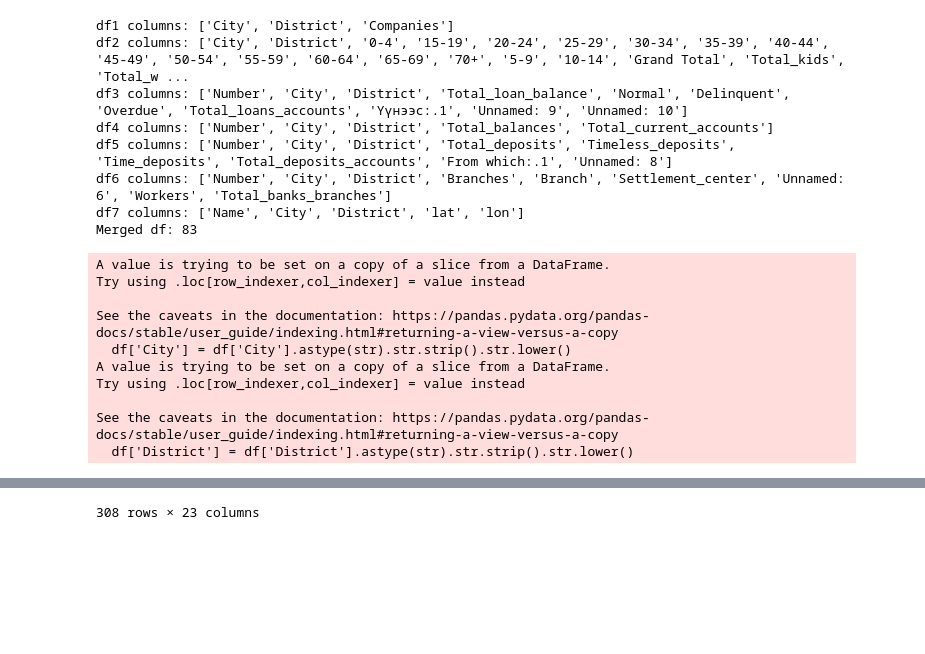
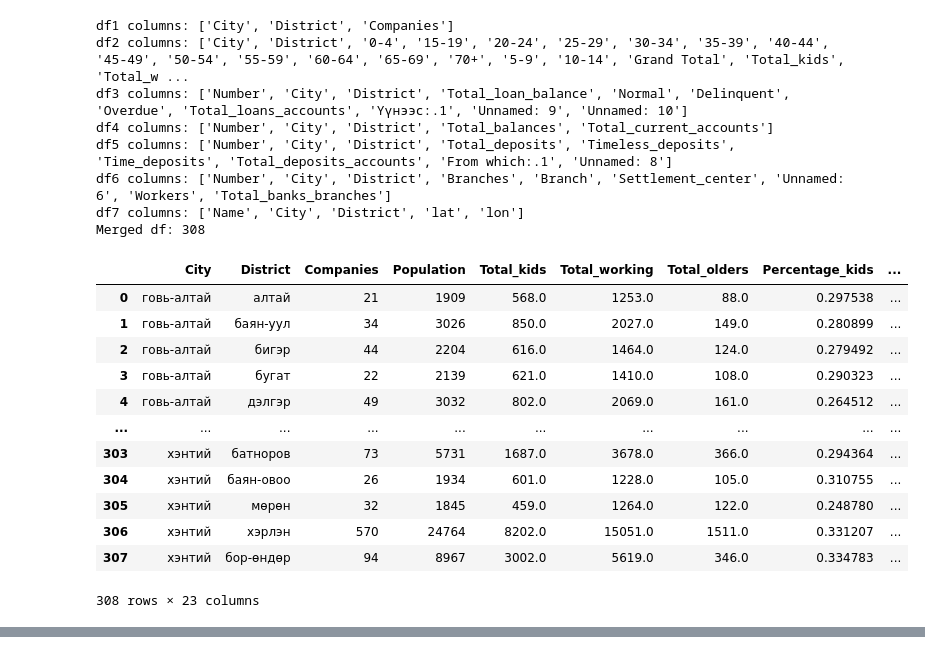
Before and after one commit to UjinBoldbaatar/branch-expansion-ml-golomt-bank-mongolia, a Jupyter notebook: notebooks/data_cleaning_and_merging.ipynb, the cells around one changed output, grey strips where cells are left out. Cells and saved outputs as stored; diff of their text form; code cells hidden in the pictures; blank space fills up the shorter version.

```diff
--- a/notebooks/data_cleaning_and_merging.ipynb
+++ b/notebooks/data_cleaning_and_merging.ipynb
@@ -44,49 +44,53 @@ cols5 = ['City', 'District', 'Total_deposits', 'Total_deposits_accounts', 'Time_
 cols6 = ['City', 'District', 'Total_banks_branches']
 
 
 df1 = df1.dropna(subset=['City'])
 df2 = df2.dropna(subset=['City'])
-df2 = df2[cols2]
-df3 = df3[cols3]
-df5 = df5[cols5]
-df6 = df6[cols6]
+df2 = df2[cols2].copy()
+df2 = df2.rename(columns={'Grand Total': 'Population'})
+df3 = df3[cols3].copy()
+df5 = df5[cols5].copy()
+df6 = df6[cols6].copy()
 
 for df in [df1, df2, df3, df4, df5, df6, df7]:
-    df['City'] = df['City'].astype(str).str.strip().str.lower()
-    df['District'] = df['District'].astype(str).str.strip().str.lower()
-
+    df.loc[:, 'City'] = df['City'].astype(str).str.strip().str.lower()
+    df.loc[:, 'District'] = df['District'].astype(str).str.strip().str.lower()
 
 branch_counts = df7.groupby(['City', 'District']).size().reset_index(name='Golomt_branches')
 
 merged_df = pd.merge(df1, df2, on=['City', 'District'], how='inner')
 merged_df = pd.merge(merged_df, df3, on=['City', 'District'], how='inner')
 merged_df = pd.merge(merged_df, df4, on=['City', 'District'], how='inner')
 merged_df = pd.merge(merged_df, df5, on=['City', 'District'], how='inner')
 merged_df = pd.merge(merged_df, df6, on=['City', 'District'], how='inner')
 merged_df = pd.merge(merged_df, branch_counts, on=['City', 'District'], how='left')
 merged_df['Golomt_branches'] = merged_df['Golomt_branches'].fillna(0).astype(int)
 
 merged_df = merged_df.drop('Number', axis=1)
 
-print("Merged df:", len(df))
+print("Merged df:", len(merged_df))
+
 
 merged_df
 # %% [output]
 df1 columns: ['City', 'District', 'Companies']
 df2 columns: ['City', 'District', '0-4', '15-19', '20-24', '25-29', '30-34', '35-39', '40-44', '45-49', '50-54', '55-59', '60-64', '65-69', '70+', '5-9', '10-14', 'Grand Total', 'Total_kids', 'Total_w ...
 df3 columns: ['Number', 'City', 'District', 'Total_loan_balance', 'Normal', 'Delinquent', 'Overdue', 'Total_loans_accounts', 'Үүнээс:.1', 'Unnamed: 9', 'Unnamed: 10']
 df4 columns: ['Number', 'City', 'District', 'Total_balances', 'Total_current_accounts']
 df5 columns: ['Number', 'City', 'District', 'Total_deposits', 'Timeless_deposits', 'Time_deposits', 'Total_deposits_accounts', 'From which:.1', 'Unnamed: 8']
 df6 columns: ['Number', 'City', 'District', 'Branches', 'Branch', 'Settlement_center', 'Unnamed: 6', 'Workers', 'Total_banks_branches']
 df7 columns: ['Name', 'City', 'District', 'lat', 'lon']
-Merged df: 83
+Merged df: 308
+|  | City | District | Companies | Population | Total_kids | Total_working | Total_olders | Percentage_kids | ... |
+| 0 | говь-алтай | алтай | 21 | 1909 | 568.0 | 1253.0 | 88.0 | 0.297538 | ... |
+| 1 | говь-алтай | баян-уул | 34 | 3026 | 850.0 | 2027.0 | 149.0 | 0.280899 | ... |
+| 2 | говь-алтай | бигэр | 44 | 2204 | 616.0 | 1464.0 | 124.0 | 0.279492 | ... |
+| 3 | говь-алтай | бугат | 22 | 2139 | 621.0 | 1410.0 | 108.0 | 0.290323 | ... |
+| 4 | говь-алтай | дэлгэр | 49 | 3032 | 802.0 | 2069.0 | 161.0 | 0.264512 | ... |
+| ... | ... | ... | ... | ... | ... | ... | ... | ... | ... |
+| 303 | хэнтий | батноров | 73 | 5731 | 1687.0 | 3678.0 | 366.0 | 0.294364 | ... |
+| 304 | хэнтий | баян-овоо | 26 | 1934 | 601.0 | 1228.0 | 105.0 | 0.310755 | ... |
+| 305 | хэнтий | мөрөн | 32 | 1845 | 459.0 | 1264.0 | 122.0 | 0.248780 | ... |
+| 306 | хэнтий | хэрлэн | 570 | 24764 | 8202.0 | 15051.0 | 1511.0 | 0.331207 | ... |
+| 307 | хэнтий | бор-өндөр | 94 | 8967 | 3002.0 | 5619.0 | 346.0 | 0.334783 | ... |
-A value is trying to be set on a copy of a slice from a DataFrame.
-Try using .loc[row_indexer,col_indexer] = value instead
-
-See the caveats in the documentation: https://pandas.pydata.org/pandas-docs/stable/user_guide/indexing.html#returning-a-view-versus-a-copy
-  df['City'] = df['City'].astype(str).str.strip().str.lower()
-A value is trying to be set on a copy of a slice from a DataFrame.
-Try using .loc[row_indexer,col_indexer] = value instead
-
-See the caveats in the documentation: https://pandas.pydata.org/pandas-docs/stable/user_guide/indexing.html#returning-a-view-versus-a-copy
-  df['District'] = df['District'].astype(str).str.strip().str.lower()
+308 rows × 23 columns
@@ -105 +96,0 @@ See the caveats in the documentation: https://pandas.pydata.org/pandas-docs/stab
-308 rows × 23 columns
```
Also changed, not shown: parts of 23 cells of this notebook, 1 other file.
